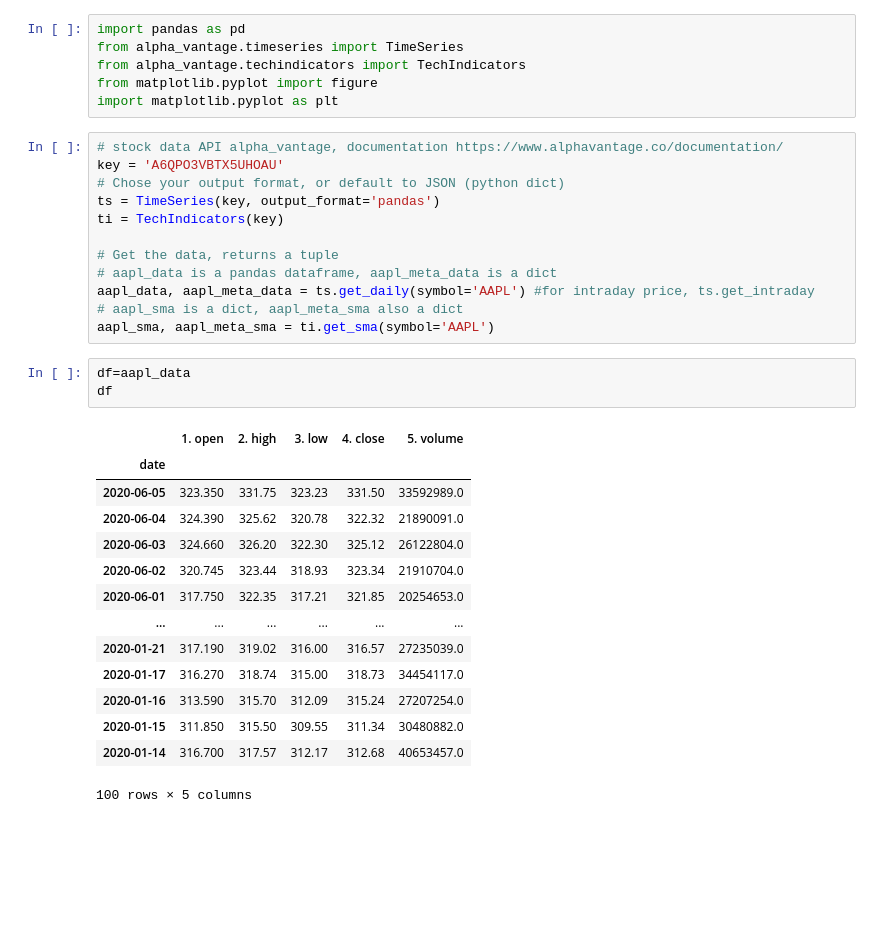
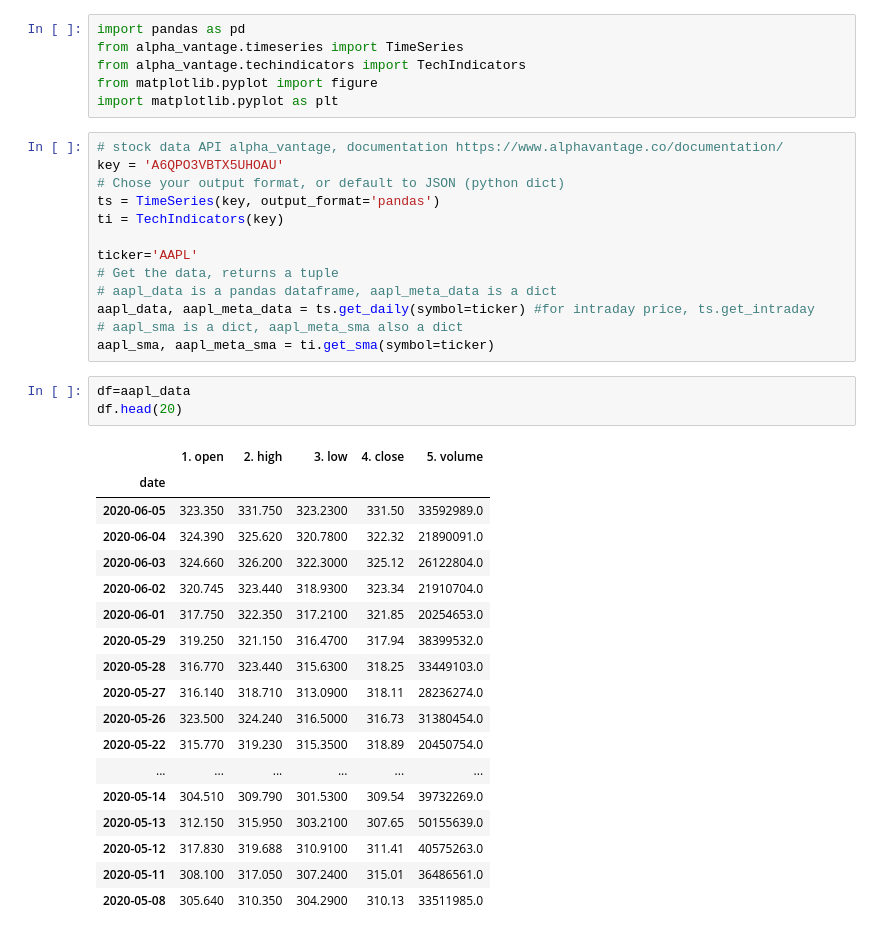
Before and after one commit to glenwang/AITrading, a Jupyter notebook: Trial1.ipynb, the cells around one changed output. Drawn from its saved outputs; the diff is of its cells as text; blank space fills up the shorter version.

```diff
--- a/Trial1.ipynb
+++ b/Trial1.ipynb
@@ -11,27 +11,32 @@ key = 'A6QPO3VBTX5UHOAU'
 ts = TimeSeries(key, output_format='pandas')
 ti = TechIndicators(key)
 
+ticker='AAPL'
 # Get the data, returns a tuple
 # aapl_data is a pandas dataframe, aapl_meta_data is a dict
-aapl_data, aapl_meta_data = ts.get_daily(symbol='AAPL') #for intraday price, ts.get_intraday
+aapl_data, aapl_meta_data = ts.get_daily(symbol=ticker) #for intraday price, ts.get_intraday
 # aapl_sma is a dict, aapl_meta_sma also a dict
-aapl_sma, aapl_meta_sma = ti.get_sma(symbol='AAPL')
+aapl_sma, aapl_meta_sma = ti.get_sma(symbol=ticker)
 # %%
 df=aapl_data
-df
+df.head(20)
 # %% [output]
 |  | 1. open | 2. high | 3. low | 4. close | 5. volume |
 | date |  |  |  |  |  |
-| 2020-06-05 | 323.350 | 331.75 | 323.23 | 331.50 | 33592989.0 |
-| 2020-06-04 | 324.390 | 325.62 | 320.78 | 322.32 | 21890091.0 |
-| 2020-06-03 | 324.660 | 326.20 | 322.30 | 325.12 | 26122804.0 |
-| 2020-06-02 | 320.745 | 323.44 | 318.93 | 323.34 | 21910704.0 |
-| 2020-06-01 | 317.750 | 322.35 | 317.21 | 321.85 | 20254653.0 |
+| 2020-06-05 | 323.350 | 331.750 | 323.2300 | 331.50 | 33592989.0 |
+| 2020-06-04 | 324.390 | 325.620 | 320.7800 | 322.32 | 21890091.0 |
+| 2020-06-03 | 324.660 | 326.200 | 322.3000 | 325.12 | 26122804.0 |
+| 2020-06-02 | 320.745 | 323.440 | 318.9300 | 323.34 | 21910704.0 |
+| 2020-06-01 | 317.750 | 322.350 | 317.2100 | 321.85 | 20254653.0 |
+| 2020-05-29 | 319.250 | 321.150 | 316.4700 | 317.94 | 38399532.0 |
+| 2020-05-28 | 316.770 | 323.440 | 315.6300 | 318.25 | 33449103.0 |
+| 2020-05-27 | 316.140 | 318.710 | 313.0900 | 318.11 | 28236274.0 |
+| 2020-05-26 | 323.500 | 324.240 | 316.5000 | 316.73 | 31380454.0 |
+| 2020-05-22 | 315.770 | 319.230 | 315.3500 | 318.89 | 20450754.0 |
 | ... | ... | ... | ... | ... | ... |
-| 2020-01-21 | 317.190 | 319.02 | 316.00 | 316.57 | 27235039.0 |
-| 2020-01-17 | 316.270 | 318.74 | 315.00 | 318.73 | 34454117.0 |
-| 2020-01-16 | 313.590 | 315.70 | 312.09 | 315.24 | 27207254.0 |
-| 2020-01-15 | 311.850 | 315.50 | 309.55 | 311.34 | 30480882.0 |
-| 2020-01-14 | 316.700 | 317.57 | 312.17 | 312.68 | 40653457.0 |
+| 2020-05-14 | 304.510 | 309.790 | 301.5300 | 309.54 | 39732269.0 |
+| 2020-05-13 | 312.150 | 315.950 | 303.2100 | 307.65 | 50155639.0 |
+| 2020-05-12 | 317.830 | 319.688 | 310.9100 | 311.41 | 40575263.0 |
+| 2020-05-11 | 308.100 | 317.050 | 307.2400 | 315.01 | 36486561.0 |
+| 2020-05-08 | 305.640 | 310.350 | 304.2900 | 310.13 | 33511985.0 |
-100 rows × 5 columns
 # %%
```
Also changed, not shown: parts of 2 cells of this notebook.
